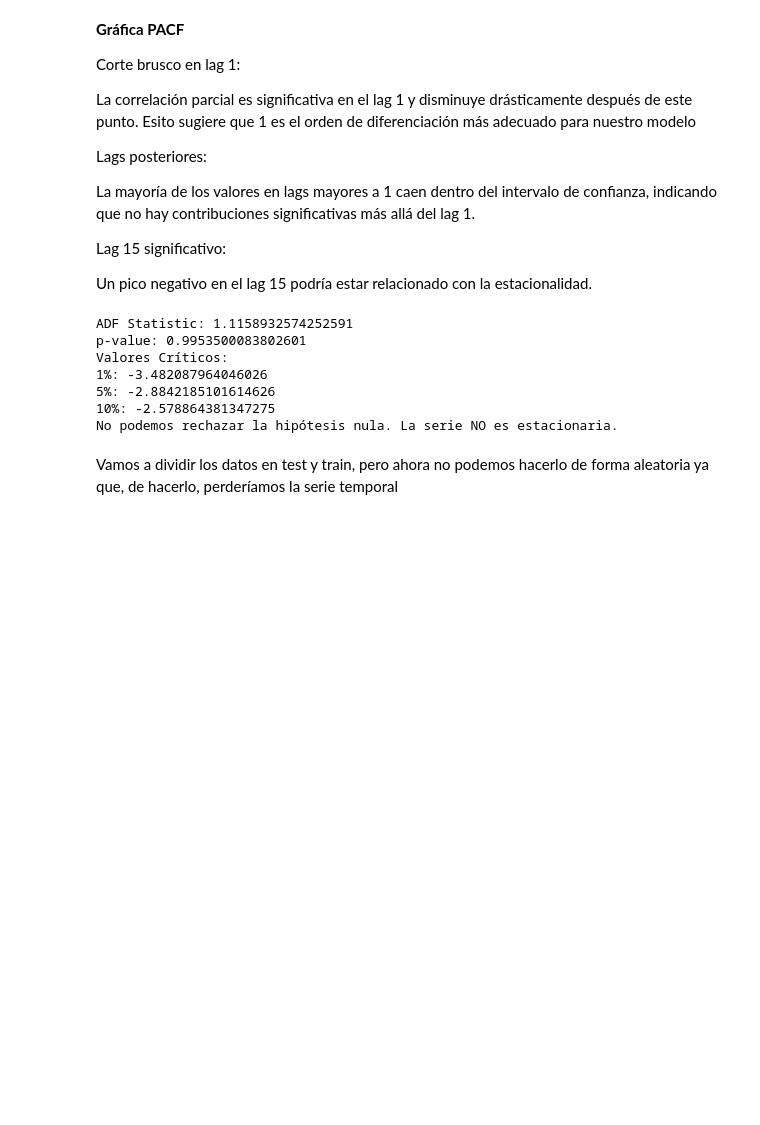
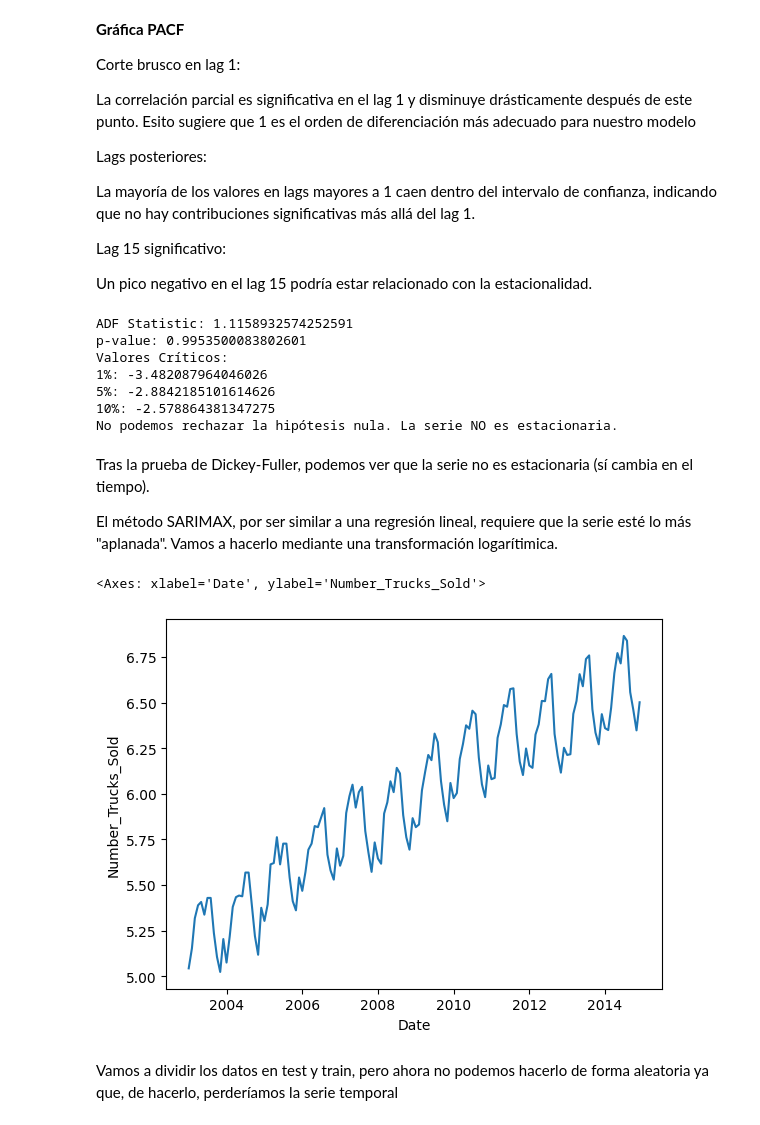
Before and after one commit to Rcm89/laboratorio-series-temporales, a Jupyter notebook: laboratorio-modulo9-leccion02-series-temporales-sarima.ipynb, the cells around one changed output. Drawn from its saved outputs; the diff is of its cells as text; code cells hidden in the pictures; blank space fills up the shorter version.

Commit message:
añandida transformación logarítmica para estacionariedad

```diff
--- a/laboratorio-modulo9-leccion02-series-temporales-sarima.ipynb
+++ b/laboratorio-modulo9-leccion02-series-temporales-sarima.ipynb
@@ -266,6 +257,17 @@ Valores Críticos:
 5%: -2.8842185101614626
 10%: -2.578864381347275
 No podemos rechazar la hipótesis nula. La serie NO es estacionaria.
+# %% [markdown]
+Tras la prueba de Dickey-Fuller, podemos ver que la serie no es estacionaria (sí cambia en el tiempo).
+
+El método SARIMAX, por ser similar a una regresión lineal, requiere que la serie esté lo más "aplanada". Vamos a hacerlo mediante una transformación logarítimica.
+# %%
+serie_aplanada = np.log(df["Number_Trucks_Sold"])
+# %%
+sns.lineplot(x= df.index, y= serie_aplanada)
+# %% [output]
+<Axes: xlabel='Date', ylabel='Number_Trucks_Sold'>
+[figure, added]
 # %% [markdown]
  Vamos a dividir los datos en test y train, pero ahora no podemos hacerlo de forma aleatoria ya que, de hacerlo, perderíamos la serie temporal
 # %%
```
Also changed, not shown: parts of 4 cells of this notebook.
